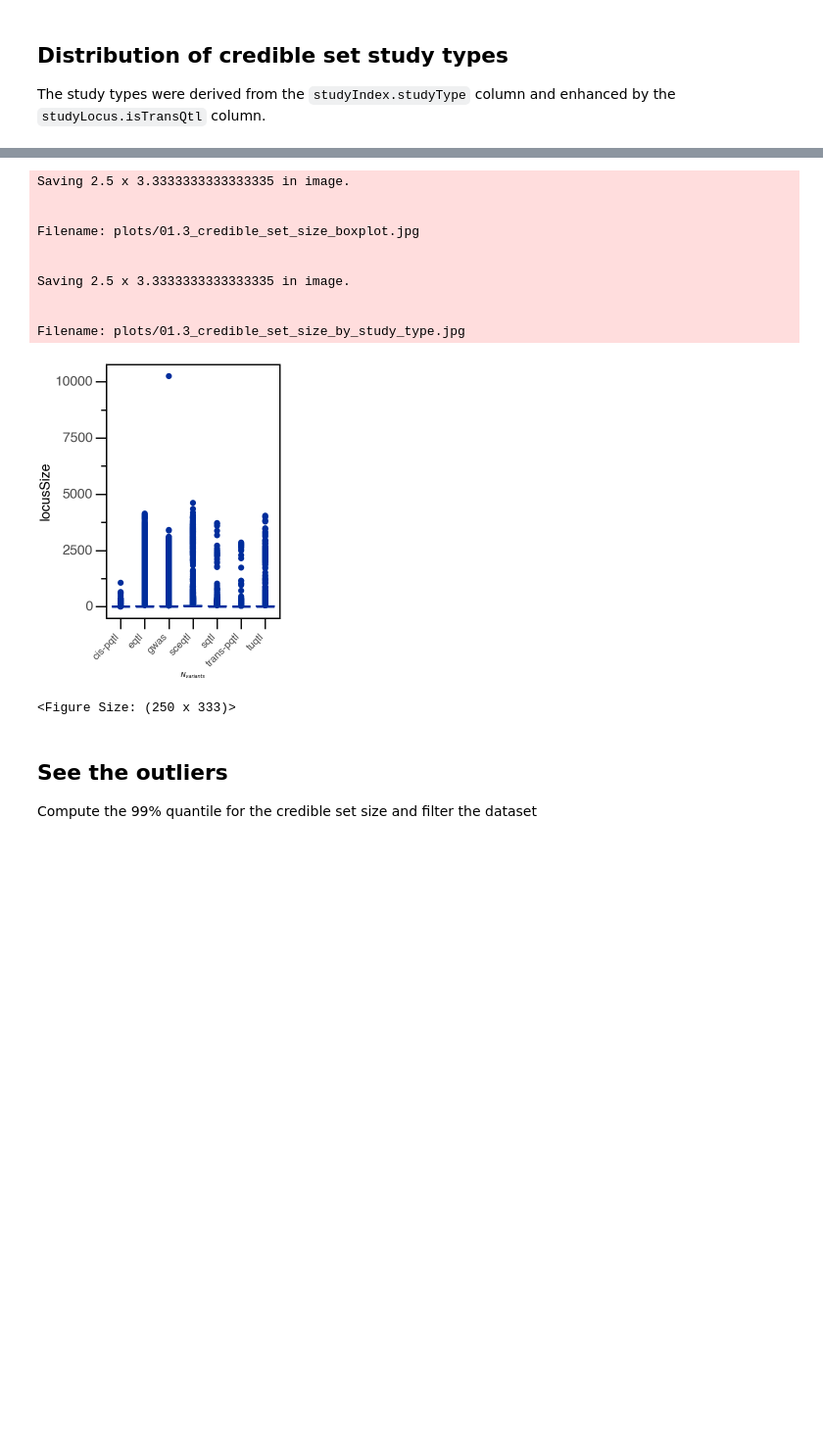
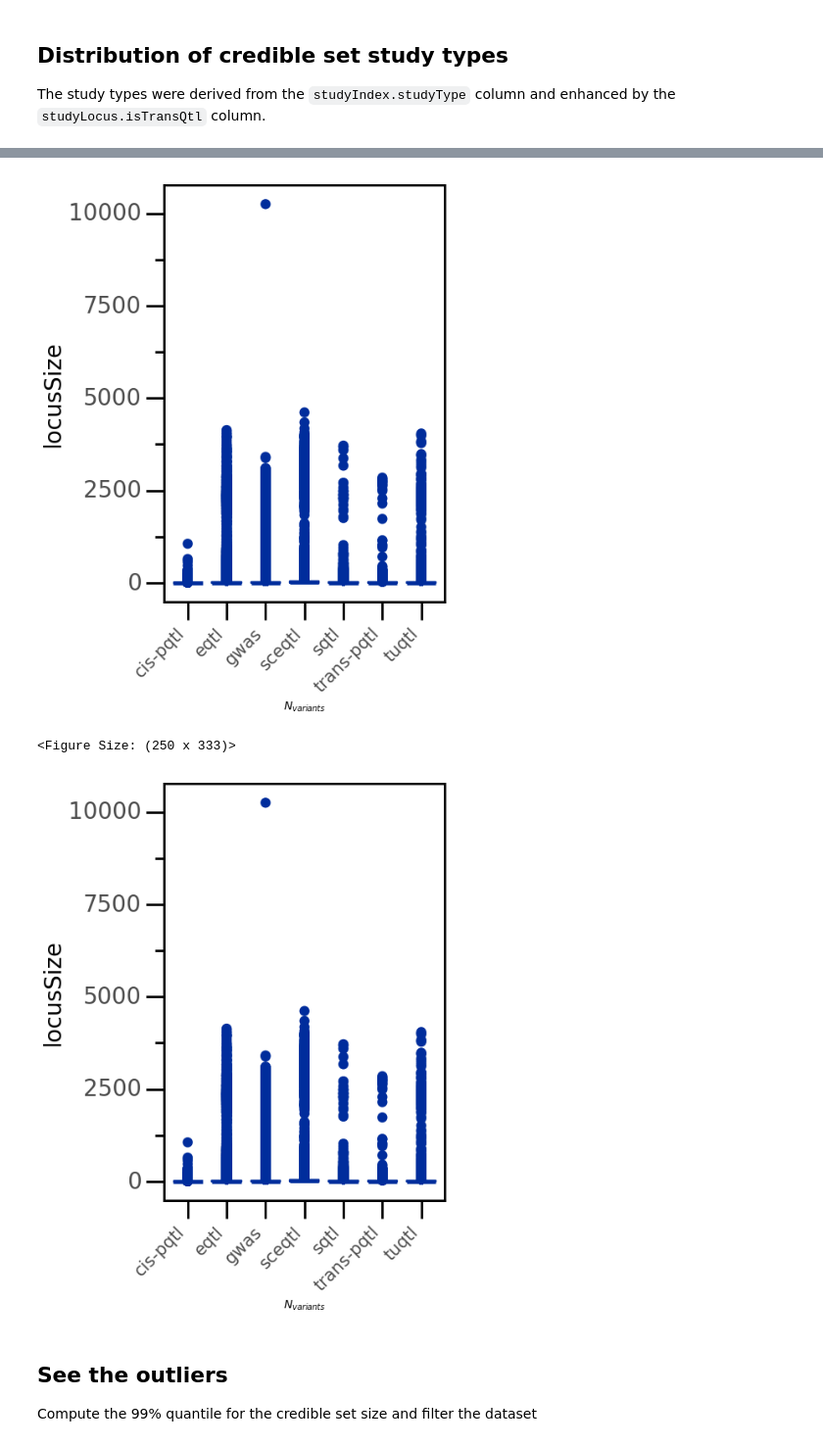
Before and after one commit to opentargets/Gentropy-manuscript, a Jupyter notebook: chapters/in_silico_effect_prediction/01.3_credible_set_size_qc.ipynb, the cells around one changed output, grey strips where cells are left out. Shown at 98% size. Saved outputs shown, nothing was run; the diff lists cells and outputs as text; code cells hidden in the pictures; blank space fills up the shorter version.

```diff
--- a/chapters/in_silico_effect_prediction/01.3_credible_set_size_qc.ipynb
+++ b/chapters/in_silico_effect_prediction/01.3_credible_set_size_qc.ipynb
@@ -110,32 +100,21 @@ aggr_stats = aggregated_statistics(dataset, group_columns=["studyType"], agg_col
 # %%
 data = dataset.toPandas()
 
 # Plotting parameters
 
 p = (
     p9.ggplot(data=data, mapping=p9.aes(y="locusSize", x="studyType"))
     + p9.geom_boxplot(color=OpenTargetsTheme.categorical_dark_colors[1])
     + p9.labs(x=r"$N_{variants}$")
     + p9.geom_vline(xintercept=mean_val, color="#1f77b4", linetype="dashed", size=0.5, show_legend=True)
     + OpenTargetsTheme.categorical_theme(REM=5)
 )
-p.save("plots/01.3_credible_set_size_boxplot.jpg", dpi=300, bbox_inches="tight")
-
 p.save("plots/01.3_credible_set_size_by_study_type.jpg", dpi=300, bbox_inches="tight")
 p
 # %% [output]
+[figure, new version]
-Saving 2.5 x 3.3333333333333335 in image.
-
-
-Filename: plots/01.3_credible_set_size_boxplot.jpg
-
-
-Saving 2.5 x 3.3333333333333335 in image.
-
-
-Filename: plots/01.3_credible_set_size_by_study_type.jpg
+<Figure Size: (250 x 333)>
-[figure, old version]
-<Figure Size: (250 x 333)>
+[figure, added]
 # %% [markdown]
 ## See the outliers
 
```
Also changed, not shown: parts of 8 cells of this notebook, 17 other files.
